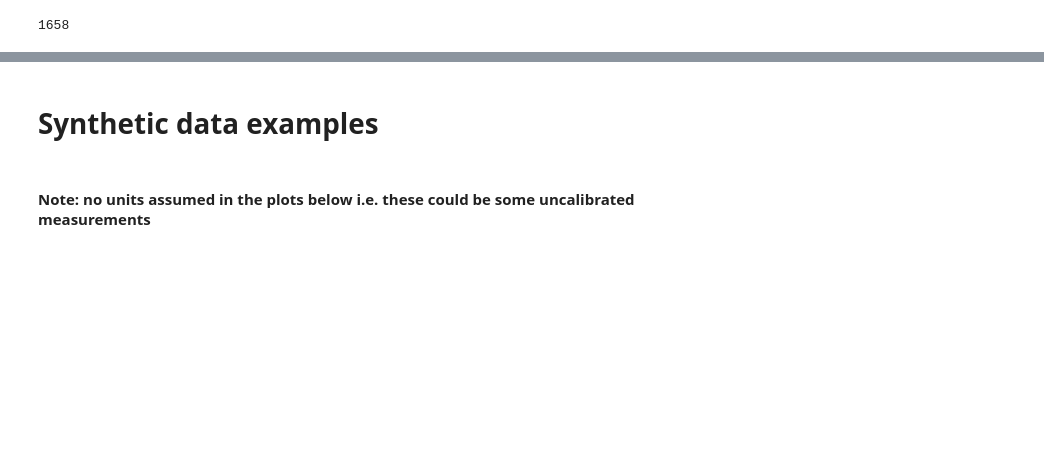
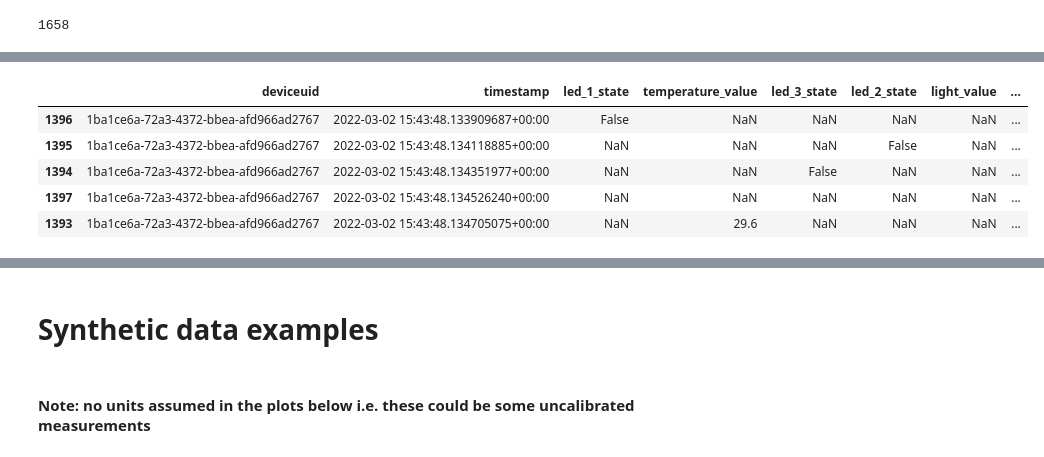
Before and after one commit to rhdemo/2022-ai-sensor, a Jupyter notebook: nbs/Data Exploration.ipynb, the cells around one changed output, grey strips where cells are left out. Cells and saved outputs as stored; diff of their text form; code cells hidden in the pictures; blank space fills up the shorter version.

```diff
--- a/nbs/Data Exploration.ipynb
+++ b/nbs/Data Exploration.ipynb
@@ -187,0 +129,13 @@ for did in uniq_dids:
+# %%
+fields = {}
+for d in data:
+    for f in d['data']['features']:
+        if f not in fields:
+            fields[f] = []
+        for k in d['data']['features'][f].keys():
+            if k not in fields[f]:
+                fields[f].append(k)
+
+print('Fields available for metrics:')
+for k in fields:
+    print('\t', k, fields[k])
@@ -187,0 +218,9 @@ for did in uniq_dids:
+# %%
+df_flat.head()
+# %% [output]
+|  | deviceuid | timestamp | led_1_state | temperature_value | led_3_state | led_2_state | light_value | ... |
+| 1396 | 1ba1ce6a-72a3-4372-bbea-afd966ad2767 | 2022-03-02 15:43:48.133909687+00:00 | False | NaN | NaN | NaN | NaN | ... |
+| 1395 | 1ba1ce6a-72a3-4372-bbea-afd966ad2767 | 2022-03-02 15:43:48.134118885+00:00 | NaN | NaN | NaN | False | NaN | ... |
+| 1394 | 1ba1ce6a-72a3-4372-bbea-afd966ad2767 | 2022-03-02 15:43:48.134351977+00:00 | NaN | NaN | False | NaN | NaN | ... |
+| 1397 | 1ba1ce6a-72a3-4372-bbea-afd966ad2767 | 2022-03-02 15:43:48.134526240+00:00 | NaN | NaN | NaN | NaN | NaN | ... |
+| 1393 | 1ba1ce6a-72a3-4372-bbea-afd966ad2767 | 2022-03-02 15:43:48.134705075+00:00 | NaN | 29.6 | NaN | NaN | NaN | ... |
```
Also changed, not shown: parts of 37 cells of this notebook, 2 other files.
